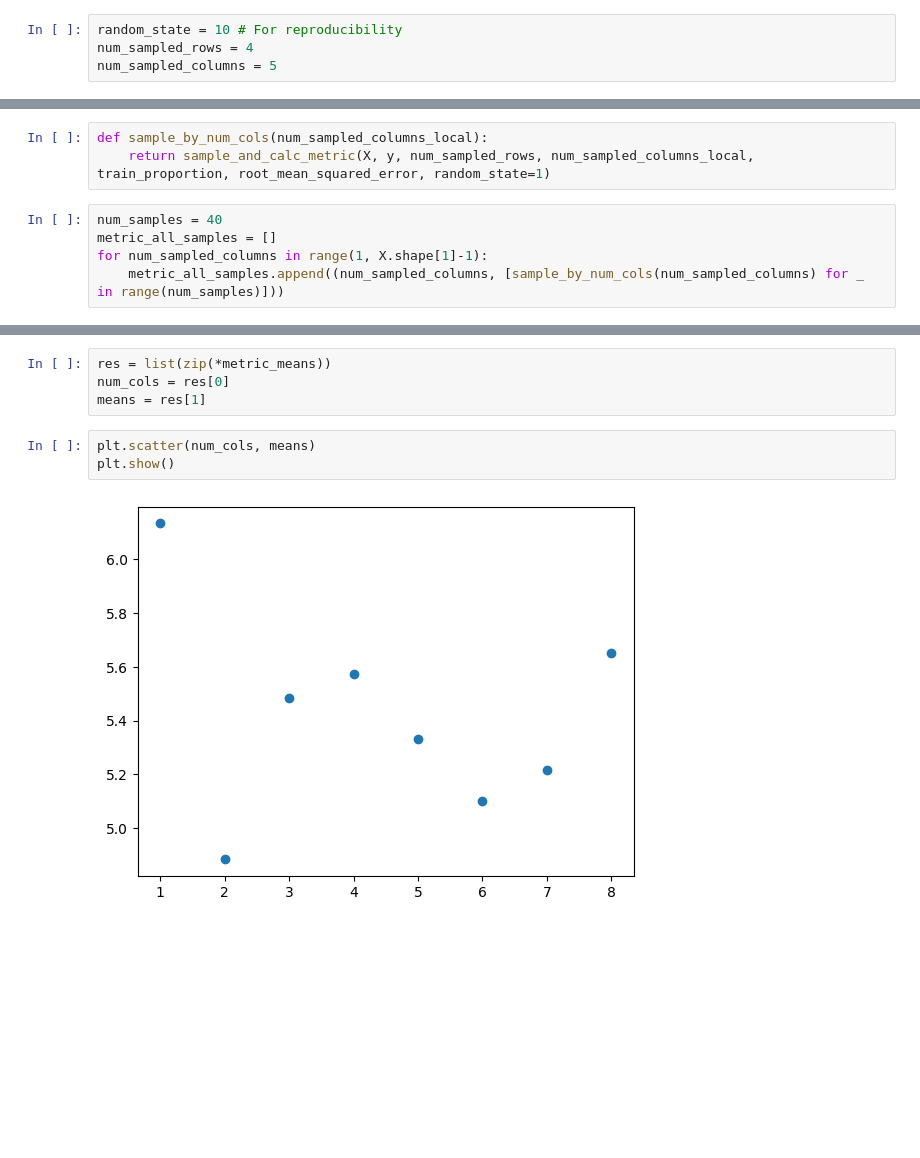
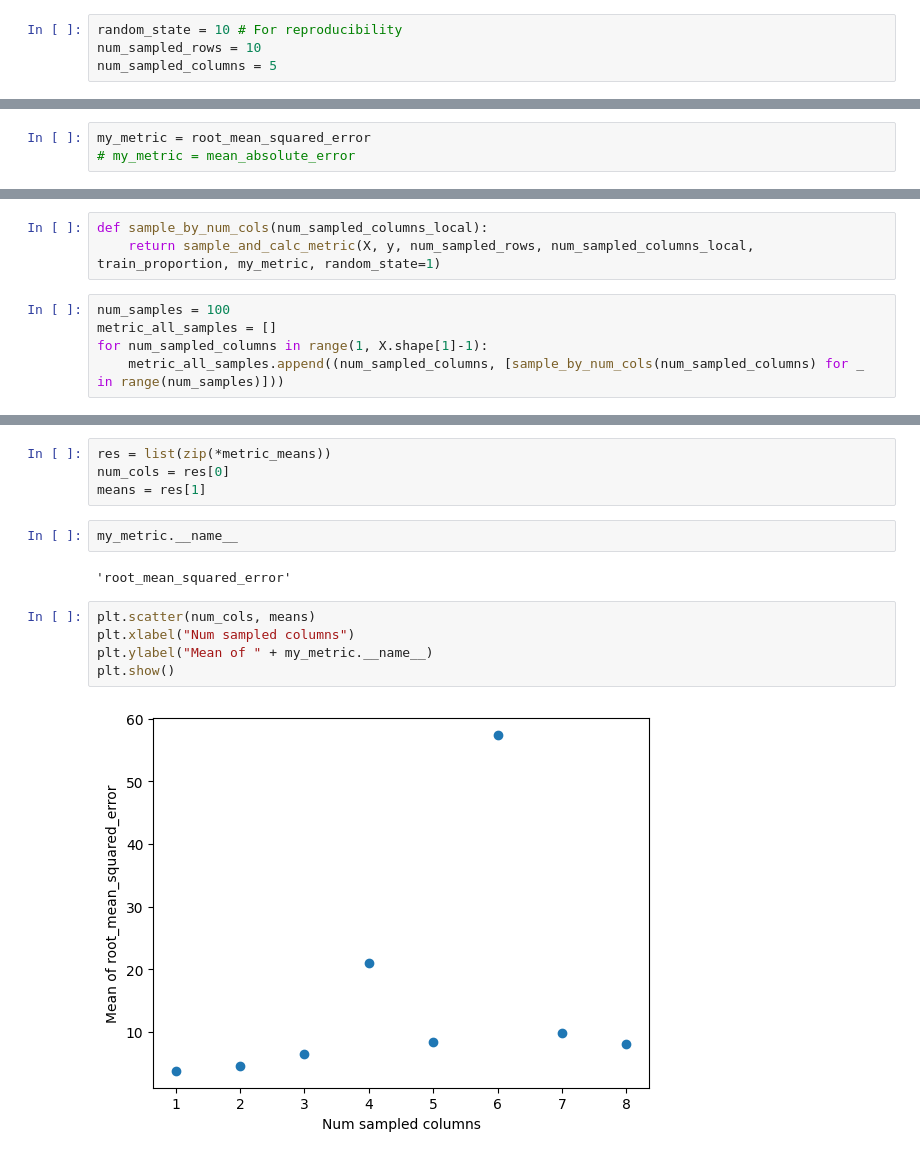
Before and after one commit to jeanimal/double_descent_dar, a Jupyter notebook: double_descent_mtcars_reg.ipynb, the cells around one changed output, grey strips where cells are left out. Saved outputs shown, nothing was run; the diff lists cells and outputs as text; blank space fills up the shorter version.

Commit message:
Add more flexibility to model and metric choice.  Added labels to plot axes.

```diff
--- a/double_descent_mtcars_reg.ipynb
+++ b/double_descent_mtcars_reg.ipynb
@@ -181,7 +181,7 @@ num_cols: 8, mean rmse:    9.4287
 from double_descent_dar import sample_eval
 # %%
 random_state = 10 # For reproducibility
-num_sampled_rows = 4
+num_sampled_rows = 10
 num_sampled_columns = 5
 # %%
 X_sub, y_sub = sample_eval.sample_rows_and_cols(X, y, num_sampled_rows=num_sampled_rows, num_sampled_columns=num_sampled_columns, random_state=random_state, replace=False)
@@ -206,2 +219,5 @@ model = RandomForestRegressor()
+# %%
+my_metric = root_mean_squared_error
+# my_metric = mean_absolute_error
 # %%
 train_proportion = 0.5
@@ -211,8 +227,8 @@ np.float64(4.857324366356465)
 # %%
 def sample_by_num_cols(num_sampled_columns_local):
-    return sample_and_calc_metric(X, y, num_sampled_rows, num_sampled_columns_local, train_proportion, root_mean_squared_error, random_state=1)
+    return sample_and_calc_metric(X, y, num_sampled_rows, num_sampled_columns_local, train_proportion, my_metric, random_state=1)
 # %%
-num_samples = 40
+num_samples = 100
 metric_all_samples = []
 for num_sampled_columns in range(1, X.shape[1]-1):
     metric_all_samples.append((num_sampled_columns, [sample_by_num_cols(num_sampled_columns) for _ in range(num_samples)]))
@@ -235,8 +251,14 @@ metric_means = [(col_val_tuple[0], np.mean(col_val_tuple[1])) for col_val_tuple
 res = list(zip(*metric_means))
 num_cols = res[0]
 means = res[1]
+# %%
+my_metric.__name__
+# %% [output]
+'root_mean_squared_error'
 # %%
 plt.scatter(num_cols, means)
+plt.xlabel("Num sampled columns")
+plt.ylabel("Mean of " + my_metric.__name__)
 plt.show()
 # %% [output]
-[figure, old version]
+[figure, new version]
```
Also changed, not shown: parts of 10 cells of this notebook.
